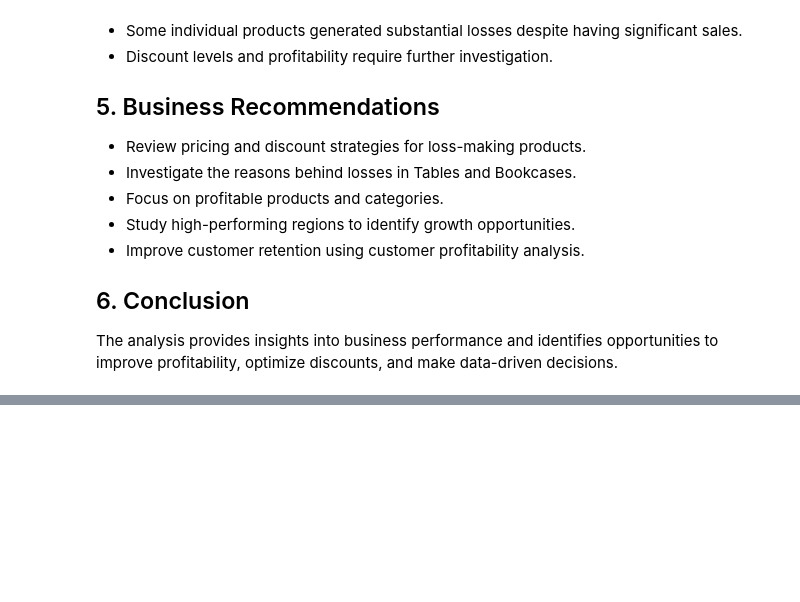
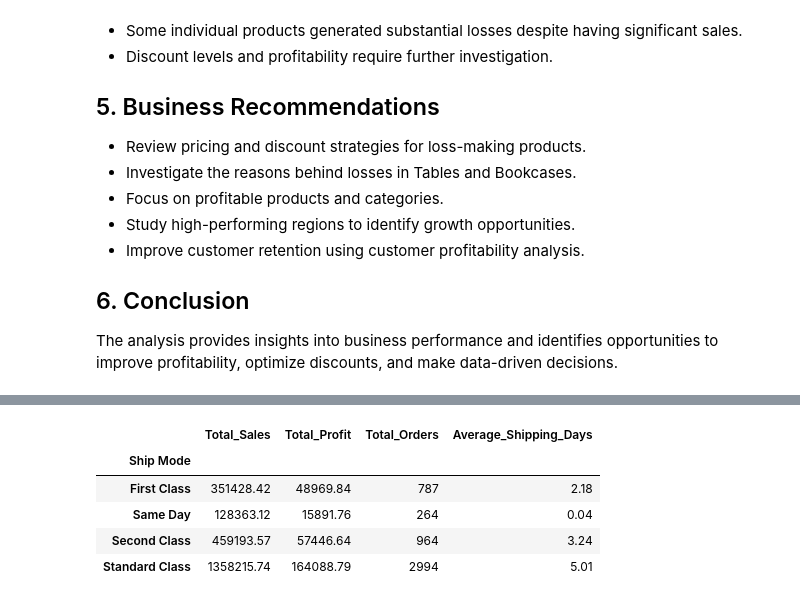
Before and after one commit to arshad-jamal32/ecommerce-sales-analysis, a Jupyter notebook: notebooks/01_sales_analysis.ipynb, the cells around one changed output, grey strips where cells are left out. Cells and saved outputs as stored; diff of their text form; code cells hidden in the pictures; blank space fills up the shorter version.

```diff
--- a/notebooks/01_sales_analysis.ipynb
+++ b/notebooks/01_sales_analysis.ipynb
@@ -1063,0 +1202,16 @@ The analysis provides insights into business performance and identifies opportun
+# %%
+shipping_report = df_clean.groupby("Ship Mode").agg(
+    Total_Sales=("Sales", "sum"),
+    Total_Profit=("Profit", "sum"),
+    Total_Orders=("Order ID", "nunique"),
+    Average_Shipping_Days=("Shipping Days", "mean")
+).round(2)
+
+display(shipping_report)
+# %% [output]
+|  | Total_Sales | Total_Profit | Total_Orders | Average_Shipping_Days |
+| Ship Mode |  |  |  |  |
+| First Class | 351428.42 | 48969.84 | 787 | 2.18 |
+| Same Day | 128363.12 | 15891.76 | 264 | 0.04 |
+| Second Class | 459193.57 | 57446.64 | 964 | 3.24 |
+| Standard Class | 1358215.74 | 164088.79 | 2994 | 5.01 |
```
Also changed, not shown: parts of 10 cells of this notebook.
